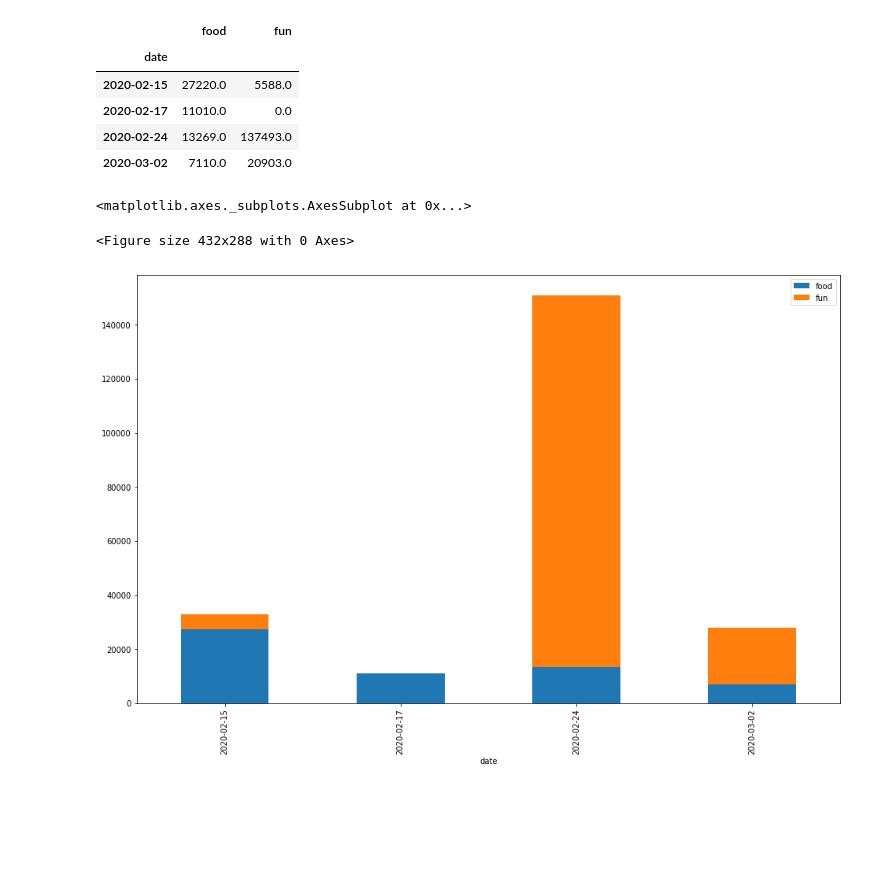
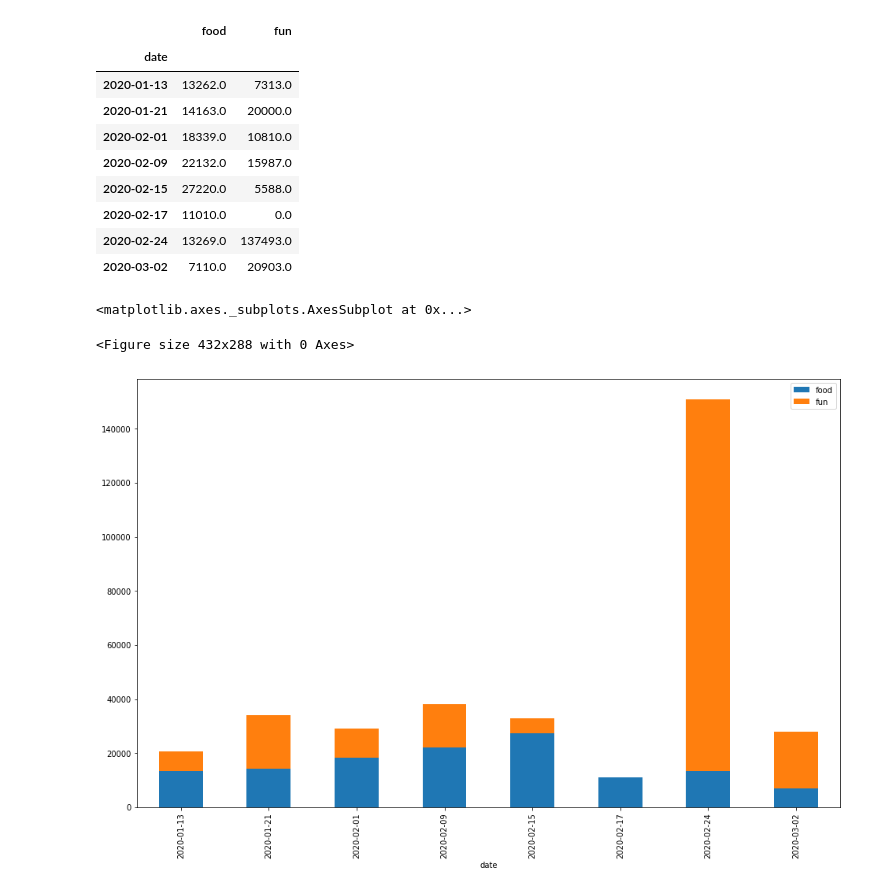
Before and after one commit to nailbiter/for, a Jupyter notebook: forjupiter/weekly-analysis.ipynb, the cells around one changed output. Cells and saved outputs as stored; diff of their text form; code cells hidden in the pictures; blank space fills up the shorter version.

```diff
--- a/forjupiter/weekly-analysis.ipynb
+++ b/forjupiter/weekly-analysis.ipynb
@@ -27,17 +25,17 @@ mongopass
 client = MongoClient(f"mongodb://nailbiter:{mongopass}@ds149672.mlab.com:49672/logistics")
 timecoll = client.logistics["alex.time"].with_options(codec_options=CodecOptions(tz_aware=True,tzinfo=timezone('Asia/Tokyo')))
 docs = list(obj for obj in timecoll.find().sort("date",pymongo.DESCENDING).limit((7*(WEEKS+1)+2)*24*TIMESTAMPS_PER_HOUR))
+money_df = pd.DataFrame(docs)
 # %%
-df = pd.DataFrame(docs)
-df["week"] = df["date"].apply(lambda d:d.date().isocalendar()[1])
-df["elapsed_hours"] = 1/TIMESTAMPS_PER_HOUR
+money_df["week"] = money_df["date"].apply(lambda d:d.date().isocalendar()[1])
+money_df["elapsed_hours"] = 1/TIMESTAMPS_PER_HOUR
 
-last_week_idx = df["week"].max()
-df = df[(last_week_idx > df["week"]) & (df["week"] >(last_week_idx-WEEKS-1))]
+last_week_idx = money_df["week"].max()
+money_df = money_df[(last_week_idx > money_df["week"]) & (money_df["week"] >(last_week_idx-WEEKS-1))]
 
 arr = dict()
 cats = set()
-for name,group in df.groupby(["week","category"]):
+for name,group in money_df.groupby(["week","category"]):
     (week,cat) = name
     if(week not in arr):
         arr[week] = dict()
@@ -45,8 +43,8 @@ for name,group in df.groupby(["week","category"]):
     arr[week]["date"] = group["date"].min().date()
     cats.add(cat)
 
-grouped_df = pd.DataFrame(arr.values())
-grouped_df = grouped_df.fillna(0)
-grouped_df = grouped_df.transpose()
-grouped_df
+money_grouped_df = pd.DataFrame(arr.values())
+money_grouped_df = money_grouped_df.fillna(0)
+money_grouped_df = money_grouped_df.transpose()
+money_grouped_df
 # %% [output]
@@ -75,19 +78,18 @@ for i in range(WEEKS):
 # %%
 client = MongoClient(f"mongodb://nailbiter:{mongopass}@ds149672.mlab.com:49672/logistics")
 timecoll = client.logistics["alex.money"].with_options(codec_options=CodecOptions(tz_aware=True,tzinfo=timezone('Asia/Tokyo')))
-df = pd.DataFrame(timecoll.find().sort("date",pymongo.DESCENDING))
-# df
+time_df = pd.DataFrame(timecoll.find().sort("date",pymongo.DESCENDING))
 # %%
-df["week"] = df["date"].apply(lambda d:d.date().isocalendar()[1])
-df["year"] = df["date"].apply(lambda d:d.date().isocalendar()[0])
+time_df["week"] = time_df["date"].apply(lambda d:d.date().isocalendar()[1])
+time_df["year"] = time_df["date"].apply(lambda d:d.date().isocalendar()[0])
 
-last_week_idx = df.iloc[0].week
-year = df.iloc[0].year
-df = df[(last_week_idx > df["week"]) & (df["week"] >(last_week_idx-WEEKS-1)) & (df["year"]==year)]
+last_week_idx = time_df.iloc[0].week
+year = time_df.iloc[0].year
+time_df = time_df[(last_week_idx > time_df["week"]) & (time_df["week"] >(last_week_idx-WEEKS-1)) & (time_df["year"]==year)]
 
 arr = dict()
 cats = set()
-for name,group in df.groupby(["week","category"]):
+for name,group in time_df.groupby(["week","category"]):
     (week,cat) = name
     if(week not in arr):
         arr[week] = dict()
@@ -95,21 +97,25 @@ for name,group in df.groupby(["week","category"]):
     arr[week]["date"] = group["date"].min().date()
     cats.add(cat)
 
-grouped_df = pd.DataFrame(arr.values())
-grouped_df = grouped_df.fillna(0)
-grouped_df = grouped_df.set_index("date")
-grouped_df
+time_grouped_df = pd.DataFrame(arr.values())
+time_grouped_df = time_grouped_df.fillna(0)
+time_grouped_df = time_grouped_df.set_index("date")
+time_grouped_df
 # %% [output]
 |  | food | fun |
 | date |  |  |
+| 2020-01-13 | 13262.0 | 7313.0 |
+| 2020-01-21 | 14163.0 | 20000.0 |
+| 2020-02-01 | 18339.0 | 10810.0 |
+| 2020-02-09 | 22132.0 | 15987.0 |
 | 2020-02-15 | 27220.0 | 5588.0 |
 | 2020-02-17 | 11010.0 | 0.0 |
 | 2020-02-24 | 13269.0 | 137493.0 |
 | 2020-03-02 | 7110.0 | 20903.0 |
 # %%
 plt.figure()
-grouped_df.plot.bar(figsize=(16,10),stacked=True)
+time_grouped_df.plot.bar(figsize=(16,10),stacked=True)
 # %% [output]
 <matplotlib.axes._subplots.AxesSubplot at 0x...>
 <Figure size 432x288 with 0 Axes>
-[figure, old version]
+[figure, new version]
```
Also changed, not shown: parts of 4 cells of this notebook.
